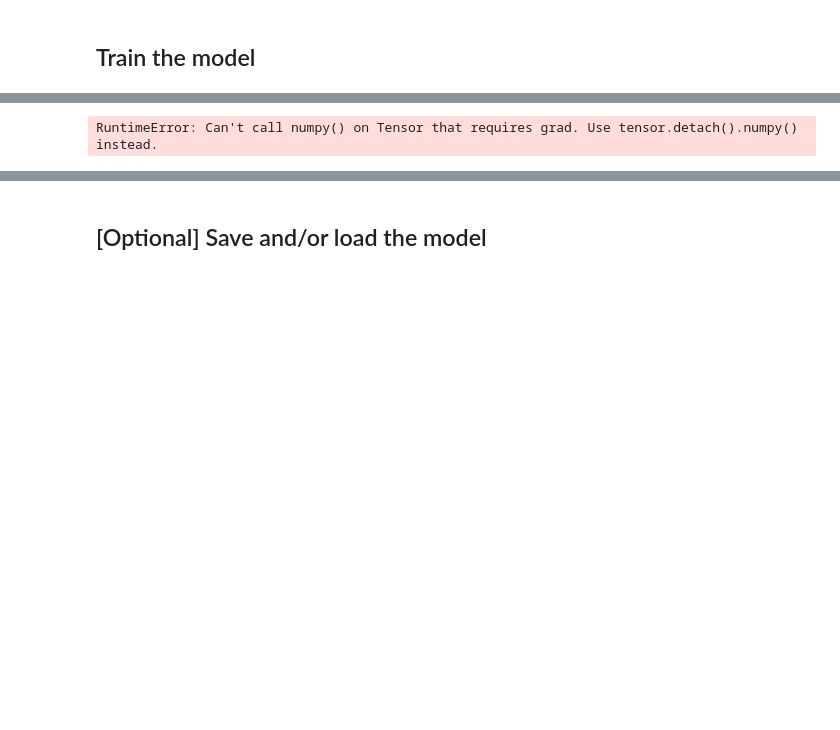
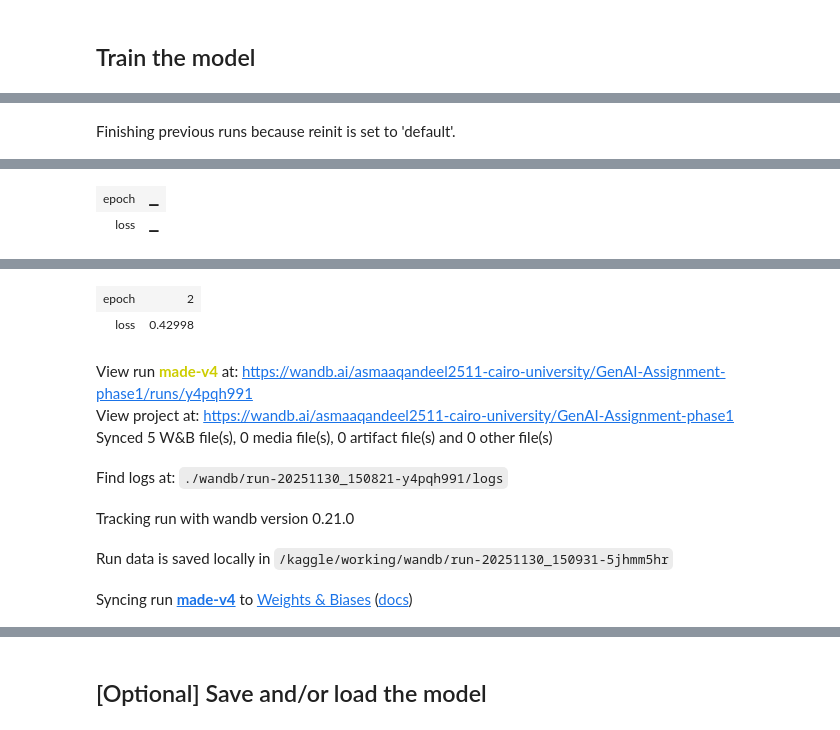
Before and after one commit to AsmaaQ25/GenAI-CMP637-2025, a Jupyter notebook: Notebooks/MNIST.ipynb, the cells around one changed output, grey strips where cells are left out. Drawn from its saved outputs; the diff is of its cells as text; code cells hidden in the pictures; blank space fills up the shorter version.

```diff
--- a/Notebooks/MNIST.ipynb
+++ b/Notebooks/MNIST.ipynb
@@ -244,6 +244,10 @@ def train_made(name, model, dataloader, max_patience, epochs=10, lr=1e-3, device
 
     return nll_his
 # %%
+# usage
 train_loader = DataLoader(dataset, batch_size=batch_size, shuffle=True)
-loss_history = train_made("made_mnist-v4", model, train_loader, max_patience, epochs=10, lr=1e-3, device='cpu')
+wandb.login(key="9bf31a65f3249f4d45183b47993a4fdc3328db1f")
+wandb_logger = wandb.init(project="GenAI-Assignment-phase1", name="made-v4")
+loss_history = train_made("made_mnist-v4", model, train_loader,
+                          max_patience, epochs=10, lr=1e-3, device='cpu')
 # %% [output]
@@ -251,0 +255 @@ Epoch 1: NLL loss = 0.4310
+Finishing previous runs because reinit is set to 'default'.
@@ -253,0 +258,2 @@ Epoch 2: NLL loss = 0.4309
+| epoch | ▁ |
+| loss | ▁ |
@@ -254,0 +261,9 @@ Epoch 3: NLL loss = 0.4310
+| epoch | 2 |
+| loss | 0.42998 |
+View run made-v4 at: https://wandb.ai/asmaaqandeel2511-cairo-university/GenAI-Assignment-phase1/runs/y4pqh991
+View project at: https://wandb.ai/asmaaqandeel2511-cairo-university/GenAI-Assignment-phase1
+Synced 5 W&B file(s), 0 media file(s), 0 artifact file(s) and 0 other file(s)
+Find logs at: ./wandb/run-20251130_150821-y4pqh991/logs
+Tracking run with wandb version 0.21.0
+Run data is saved locally in /kaggle/working/wandb/run-20251130_150931-5jhmm5hr
+Syncing run made-v4 to Weights & Biases (docs)
@@ -263,2 +271 @@ Epoch 10: NLL loss = 0.4309
-RuntimeError: Can't call numpy() on Tensor that requires grad. Use tensor.detach().numpy() instead.
 # %%
```
Also changed, not shown: parts of 18 cells of this notebook.
